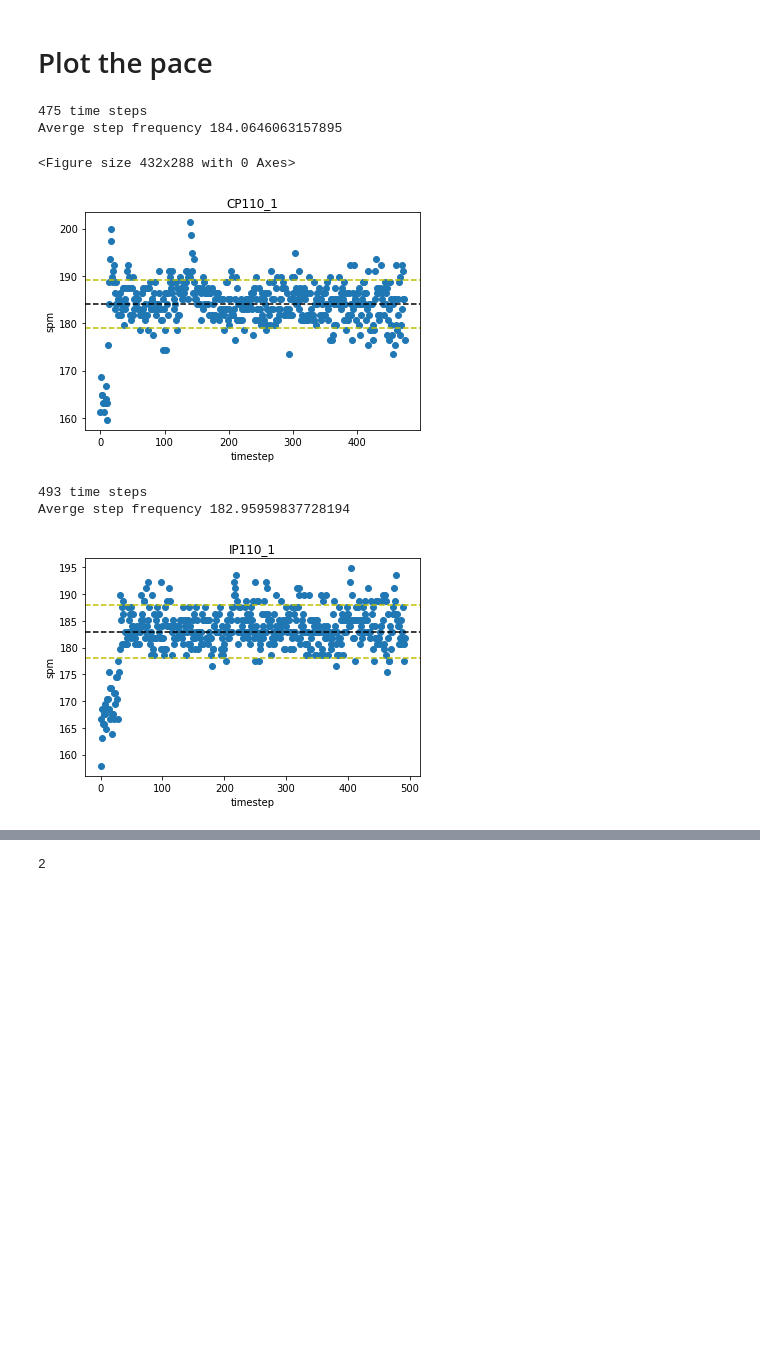
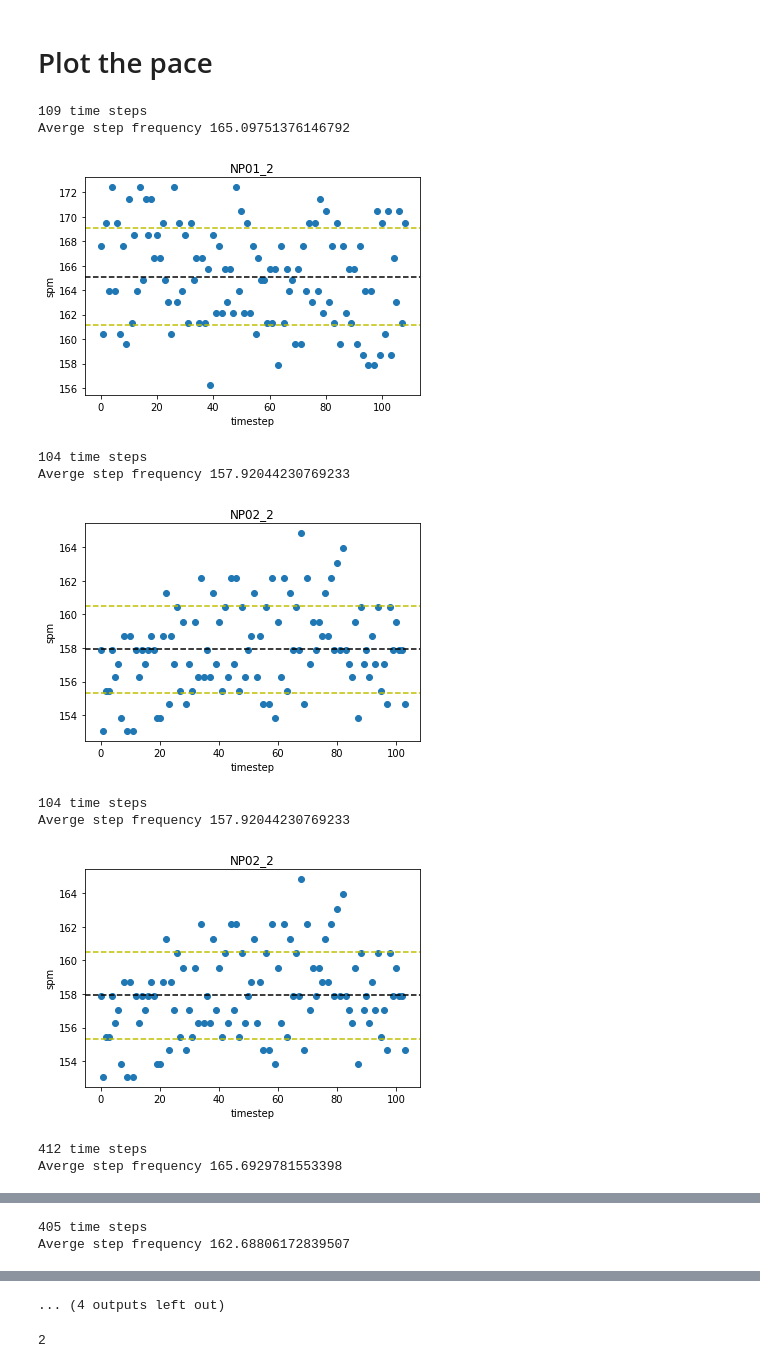
Before and after one commit to jemolano1498/OPPOSD_algorithm, a Jupyter notebook: data_analysis/analyse_data.ipynb, the cells around one changed output, grey strips where cells are left out. Cells and saved outputs as stored; diff of their text form; code cells hidden in the pictures; blank space fills up the shorter version.

```diff
--- a/data_analysis/analyse_data.ipynb
+++ b/data_analysis/analyse_data.ipynb
@@ -204,30 +212,34 @@ test_name = 'CP110'
 # %%
-plt.figure(1)
-tests = ['CP110', 'IP110']
+# plt.figure(1)
+tests = ['NP01', 'NP02', 'NP02', 'PNPfast', 'PNPpref', 'IP103', 'CP110', 'IP110']
 for i in range(len(tests)):
     # plt.subplot(len(tests)*100+11+i)
     plt.figure()
     no_pacing = pd.read_csv(data_folder_path + ('calculated_variables/%s_R_%s_calculated.csv')%(tests[i], participant_number))
 
     step_freq_1 = no_pacing['step_frequency'].to_numpy()
     print(str(len(step_freq_1)) + " time steps")
     timesteps = np.arange(0, len(step_freq_1))
     print("Averge step frequency " + str(np.mean(step_freq_1)))
 
     plt.scatter(timesteps, step_freq_1)
     plt.axhline(y=np.mean(step_freq_1), color='k', linestyle='--')
     plt.axhline(y=np.mean(step_freq_1) + np.std(step_freq_1), color='y', linestyle='--')
     plt.axhline(y=np.mean(step_freq_1) - np.std(step_freq_1), color='y', linestyle='--')
     # plt.ylim([140, 160])
     plt.ylabel(r'spm')
     plt.xlabel(r'timestep')
     plt.title(tests[i]+"_"+participant_number)
     plt.show()
 # %% [output]
-475 time steps
-Averge step frequency 184.0646063157895
+109 time steps
+Averge step frequency 165.09751376146792
+[figure, new version]
-<Figure size 432x288 with 0 Axes>
+104 time steps
+Averge step frequency 157.92044230769233
-[figure, old version]
+[figure, new version]
-493 time steps
-Averge step frequency 182.95959837728194
+104 time steps
+Averge step frequency 157.92044230769233
-[figure, old version]
+[figure, added]
+412 time steps
+Averge step frequency 165.6929781553398
@@ -233,0 +247,2 @@ Averge step frequency 182.95959837728194
+405 time steps
+Averge step frequency 162.68806172839507
@@ -234,3 +253,4 @@ Averge step frequency 182.95959837728194
+... (4 outputs left out)
 # %%
 len(tests)
 # %% [output]
```
Also changed, not shown: parts of 7 cells of this notebook.
